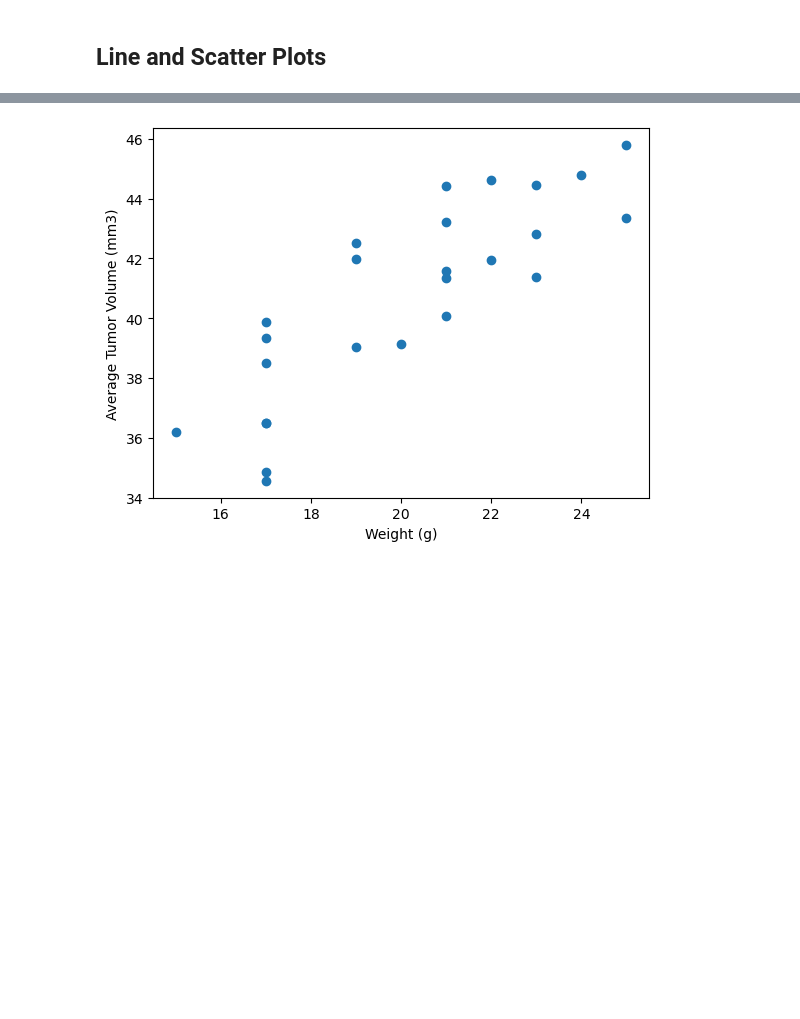
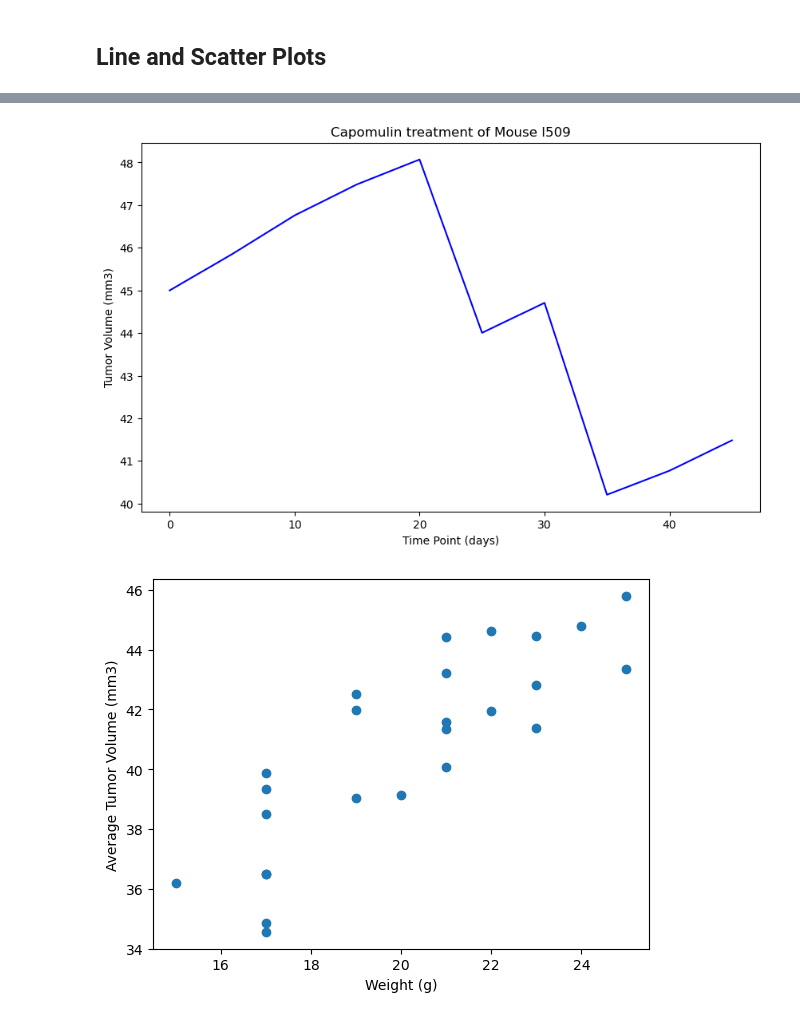
Before and after one commit to cc-roy/mod5-challenge, a Jupyter notebook: pymaceuticals.ipynb, the cells around one changed output, grey strips where cells are left out. Cells and saved outputs as stored; diff of their text form; code cells hidden in the pictures; blank space fills up the shorter version.

```diff
--- a/pymaceuticals.ipynb
+++ b/pymaceuticals.ipynb
@@ -227,3 +269,20 @@ last_timepoint
+# %%
+# Generate a line plot of tumor volume vs. time point for a single mouse treated with Capomulin
+selected_mouse_id = "l509"  # Replace "YourMouseID" with the actual Mouse ID you want to plot
+
+# Step 2: Filter the DataFrame for the selected mouse and Capomulin treatment
+selected_mouse_data = mouse_study_clean[(mouse_study_clean['Mouse ID'] == selected_mouse_id) &
+                                        (mouse_study_clean['Drug Regimen'] == 'Capomulin')]
+
+# Step 3: Create a line plot
+plt.figure(figsize=(10, 6))
+plt.plot(selected_mouse_data['Timepoint'], selected_mouse_data['Tumor Volume (mm3)'], color='blue')
+plt.title(f'Capomulin treatment of Mouse {selected_mouse_id}')
+plt.xlabel('Time Point (days)')
+plt.ylabel('Tumor Volume (mm3)')
+plt.show()
+# %% [output]
+[figure, added]
 # %%
 # Generate a scatter plot of mouse weight vs. the average observed tumor volume for the entire Capomulin regimen
 # %% [output]
```
Also changed, not shown: parts of 5 cells of this notebook.
